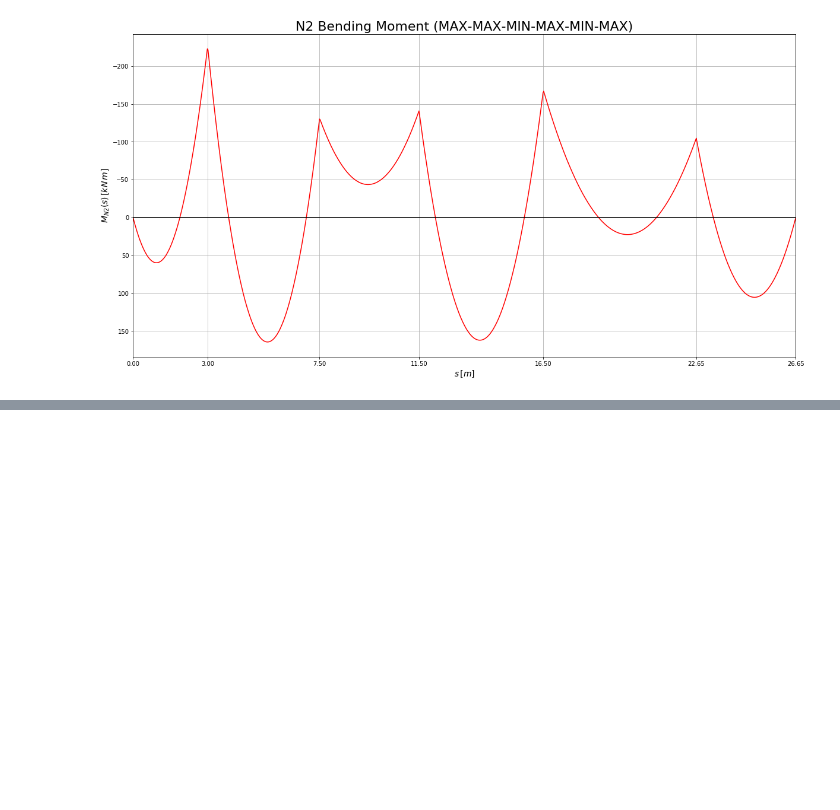
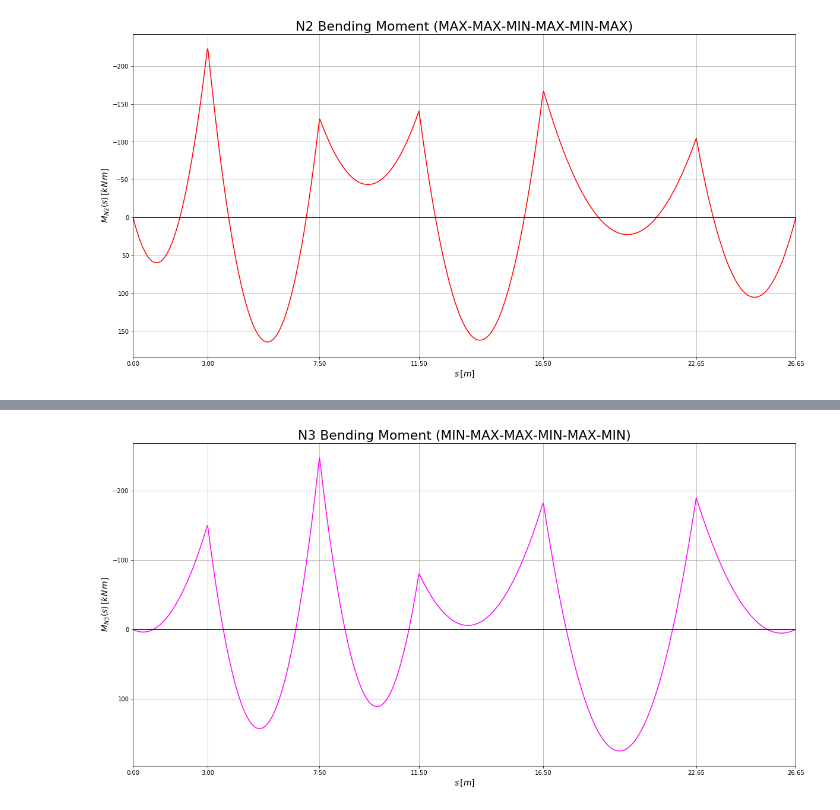
Before and after one commit to akaanzo/structural-safety, a Jupyter notebook: sol.ipynb, the cells around one changed output, grey strips where cells are left out. Drawn from its saved outputs; the diff is of its cells as text; code cells hidden in the pictures; blank space fills up the shorter version.

Commit message:
Bending Moment Envelope

```diff
--- a/sol.ipynb
+++ b/sol.ipynb
@@ -593,0 +588,19 @@ plt.show()
+# %%
+s = np.linspace(0,26.65, num=1000)
+MN3 = M1*Q1min_slu + M2*Q1max_slu + M3*Q1max_slu + M4*Q2min_slu + M5*Q3max_slu + M6*Q3min_slu
+
+#----------PLOT------------------
+
+plt.figure(figsize=(20,10))
+plt.plot(s, MN3, color='magenta')
+plt.xlim(s.min(), s.max())
+plt.gca().invert_yaxis()
+plt.grid()
+plt.xlabel(r'$s\,[m]$', fontsize='14')
+plt.ylabel(r'$M_{N3}(s)\,[kN\,m]$', fontsize='14')
+plt.xticks([0, 3, 7.5, 11.5, 16.5, 22.65, 26.65])
+plt.axhline(0, color='black')
+plt.title('N3 Bending Moment (MIN-MAX-MAX-MIN-MAX-MIN)', fontsize='22')
+plt.show()
+# %% [output]
+[figure, added]
```
Also changed, not shown: parts of 12 cells of this notebook.
